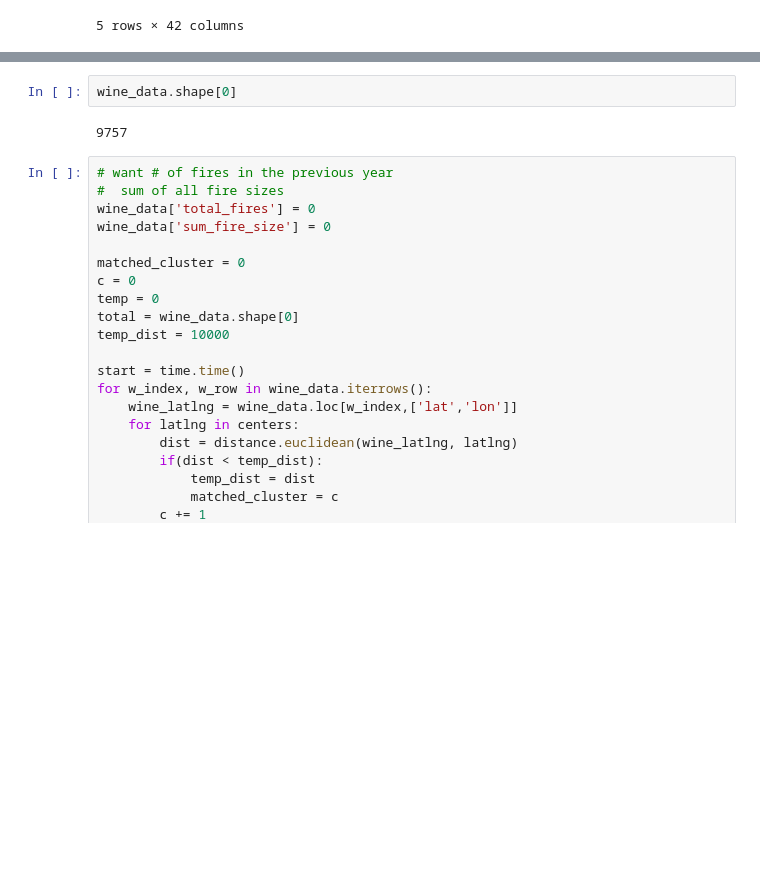
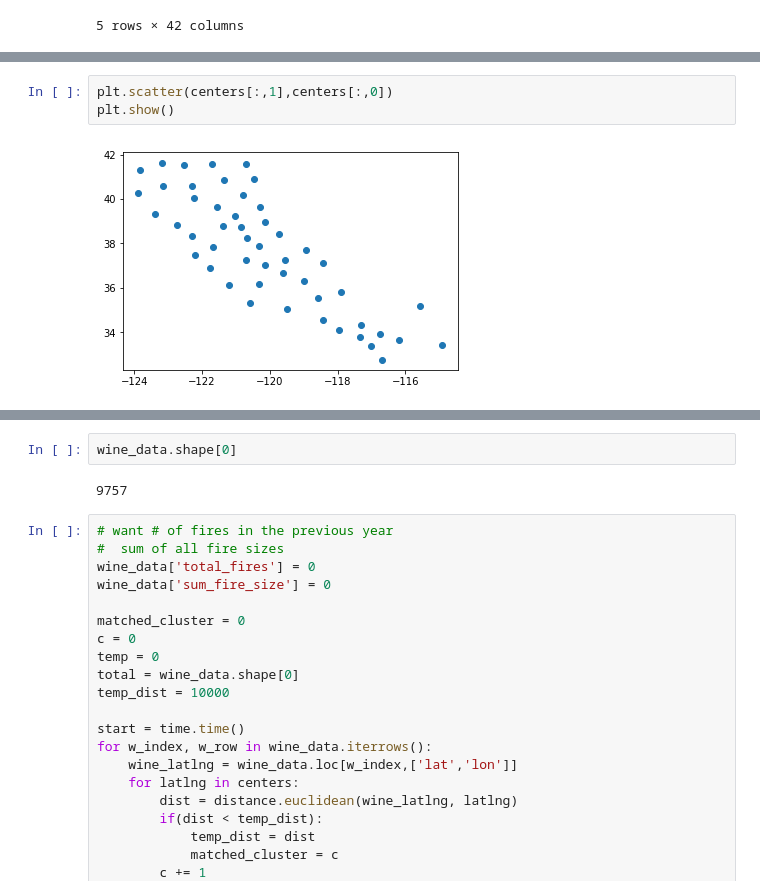
Before and after one commit to jems2019/CMPE257, a Jupyter notebook: Data Cleaning/Lat_Lng_Data_Cleaning.ipynb, the cells around one changed output, grey strips where cells are left out. Drawn from its saved outputs; the diff is of its cells as text; blank space fills up the shorter version.

```diff
--- a/Data Cleaning/Lat_Lng_Data_Cleaning.ipynb
+++ b/Data Cleaning/Lat_Lng_Data_Cleaning.ipynb
@@ -129,0 +135,5 @@ fire_data.head()
+# %%
+plt.scatter(centers[:,1],centers[:,0])
+plt.show()
+# %% [output]
+[figure, added]
```
Also changed, not shown: parts of 2 cells of this notebook, 2 other files.
